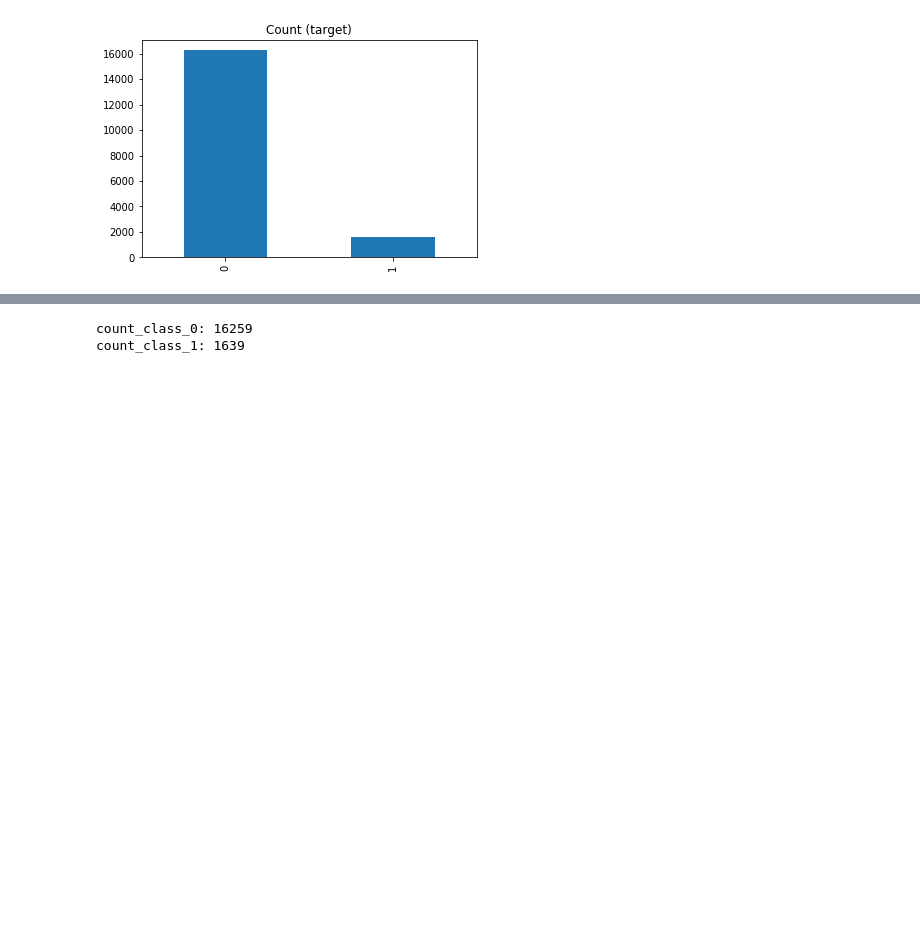
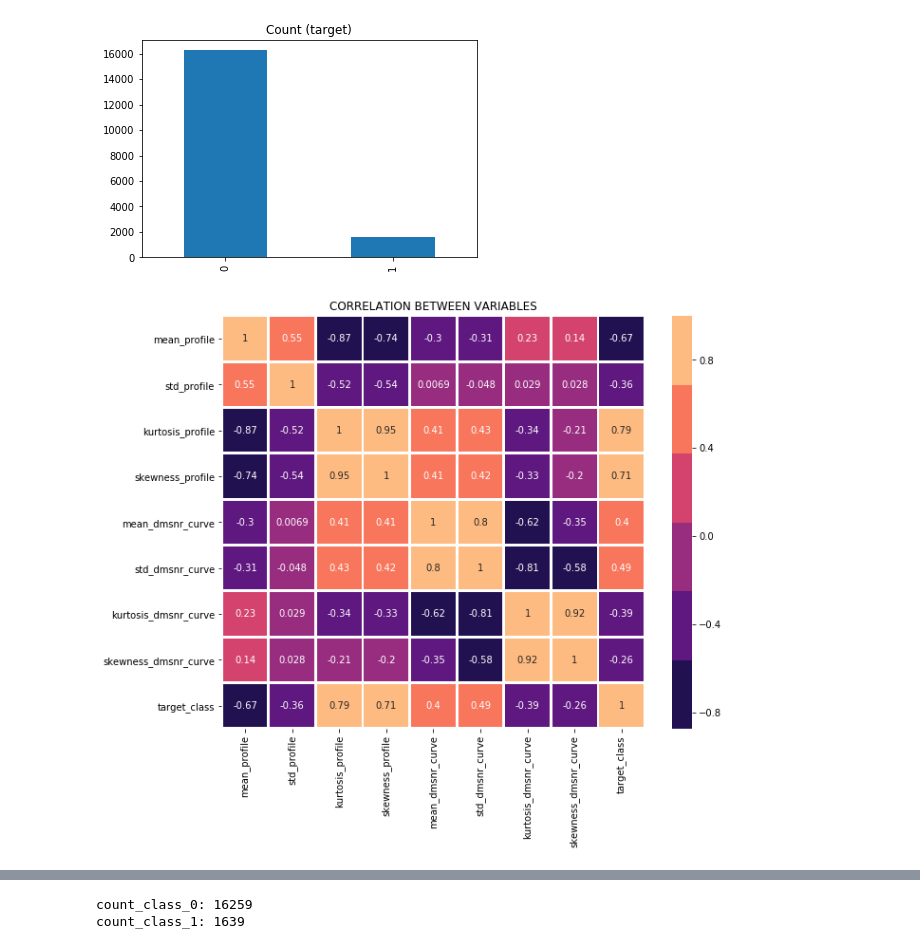
Before and after one commit to KeeganBarbosa/Summer-Coding-2019, a Jupyter notebook: Pulsar Star Prediction.ipynb, the cells around one changed output, grey strips where cells are left out. Saved outputs shown, nothing was run; the diff lists cells and outputs as text; code cells hidden in the pictures; blank space fills up the shorter version.

Commit message:
Add visualizations

```diff
--- a/Pulsar Star Prediction.ipynb
+++ b/Pulsar Star Prediction.ipynb
@@ -62,8 +79,31 @@ dtype: int64
 There is no missing data in this data set.
 # %% [markdown]
 We will now determine the amount of data points in each class.
+# %%
+#Renaming columns
+data = data.rename(columns={' Mean of the integrated profile':"mean_profile",
+       ' Standard deviation of the integrated profile':"std_profile",
+       ' Excess kurtosis of the integrated profile':"kurtosis_profile",
+       ' Skewness of the integrated profile':"skewness_profile",
+        ' Mean of the DM-SNR curve':"mean_dmsnr_curve",
+       ' Standard deviation of the DM-SNR curve':"std_dmsnr_curve",
+       ' Excess kurtosis of the DM-SNR curve':"kurtosis_dmsnr_curve",
+       ' Skewness of the DM-SNR curve':"skewness_dmsnr_curve",
+       })
 # %%
 target_count = data.target_class.value_counts()
 target_count.plot(kind='bar', title='Count (target)');
 # %% [output]
 [figure]
+# %%
+# we will now plot the correlation coefficient of the features
+
+correlation = data.corr()
+plt.figure(figsize=(10,8))
+sns.heatmap(correlation,annot=True,
+            cmap=sns.color_palette("magma"),
+            linewidth=2,edgecolor="k")
+plt.title("CORRELATION BETWEEN VARIABLES")
+plt.show()
+# %% [output]
+[figure, added]
```
Also changed, not shown: parts of 18 cells of this notebook.
